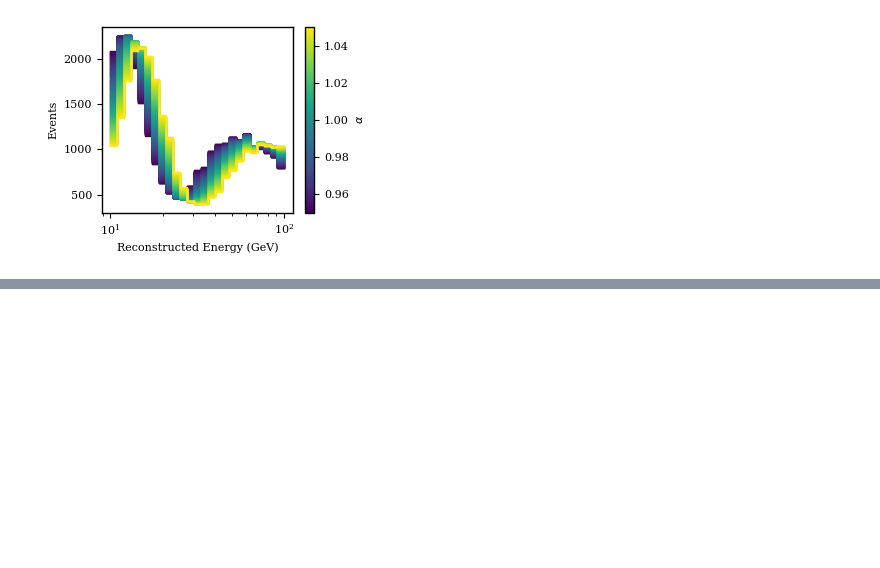
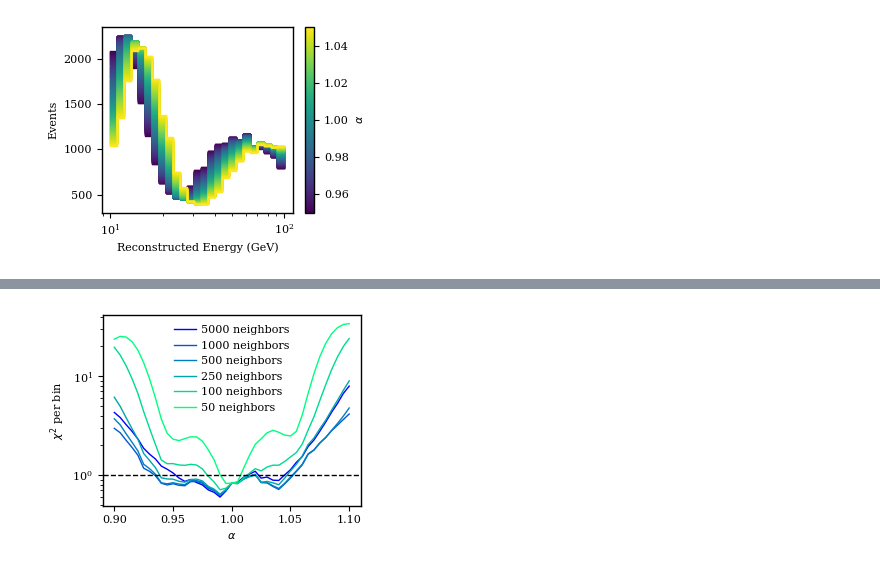
Before and after one commit to LeanderFischer/ultrasurfaces, a Jupyter notebook: Toy MC Paper Plots.ipynb, the cells around one changed output, grey strips where cells are left out. Drawn from its saved outputs; the diff is of its cells as text; code cells hidden in the pictures; blank space fills up the shorter version.

```diff
--- a/Toy MC Paper Plots.ipynb
+++ b/Toy MC Paper Plots.ipynb
@@ -452,0 +654,50 @@ plt.show()
+# %%
+def make_chi2_plot(df, mu_space, bin_edges):
+    chi2_knn_grads = []
+    for mu in mu_space:
+        test_response = generator.Response(mu, default_response.sigma)
+        chi2_knn_grads.append(
+            chi_square_at_response(
+                df, default_response, test_response, bin_edges
+            )
+        )
+    return chi2_knn_grads
+# %%
+chi2_dict = {
+    "1000": make_chi2_plot(df_with_grads_1000, mu_space, bin_edges),
+    "200": make_chi2_plot(df_with_grads_200, mu_space, bin_edges),
+    "100": make_chi2_plot(df_with_grads_100, mu_space, bin_edges),
+    "50": make_chi2_plot(df_with_grads_50, mu_space, bin_edges),
+    "20": make_chi2_plot(df_with_grads_20, mu_space, bin_edges),
+    "10": make_chi2_plot(df_with_grads_10, mu_space, bin_edges),
+}
+# %%
+# use a colormap to plot the different number of neighbors
+cmap = plt.get_cmap("winter_r")
+min_neighbors = np.min([int(n) for n in chi2_dict.keys()]) * 5
+max_neighbors = np.max([int(n) for n in chi2_dict.keys()]) * 5
+
+for n_neighbors in chi2_dict:
+    chi2_list = np.asarray(chi2_dict[n_neighbors]) / n_bins
+    # compute total number of neighbors, which is n_neighbors * n_classes,
+    # where n_classes is 5 for the 4 systematic generators and the nominal
+    tot_neighbors = int(n_neighbors) * 5
+    color_frac = (np.log10(tot_neighbors) - np.log10(min_neighbors)) / (
+        np.log10(max_neighbors) - np.log10(min_neighbors)
+    )
+    plt.plot(
+        mu_space,
+        chi2_list,
+        label=f"{tot_neighbors} neighbors",
+        color=cmap(color_frac),
+    )
+plt.axhline(1, color="k", linestyle="--")
+plt.legend()
+plt.xlabel(r"$\alpha$")
+plt.ylabel(r"$\chi^2$ per bin")
+plt.semilogy()
+plt.tight_layout()
+plt.savefig("plot_output/chi2_vs_neighbors.pdf")
+plt.show()
+# %% [output]
+[figure, added]
```
Also changed, not shown: parts of 7 cells of this notebook, 8 other files.
